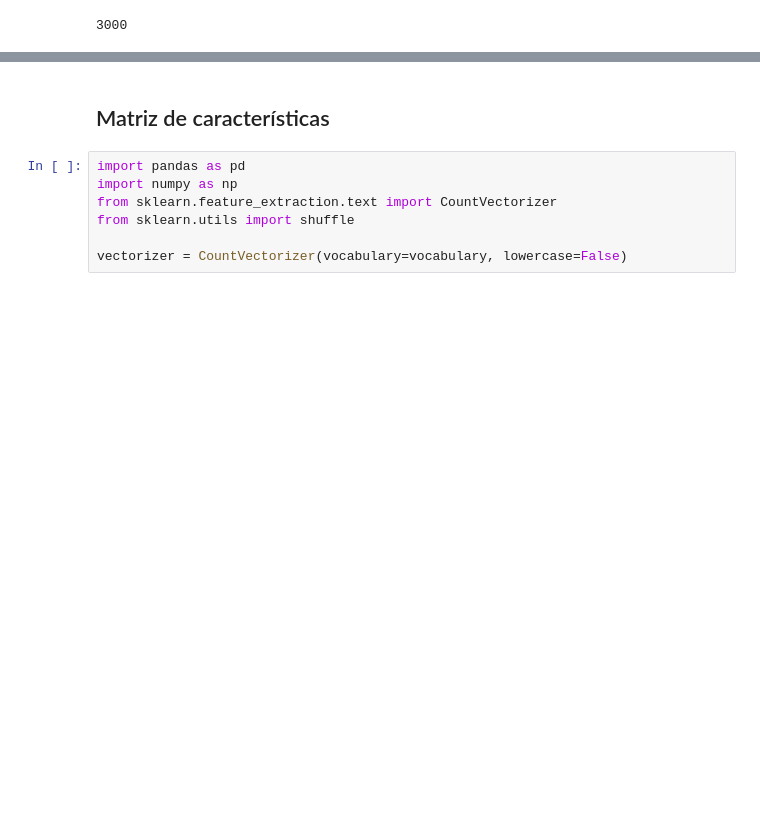
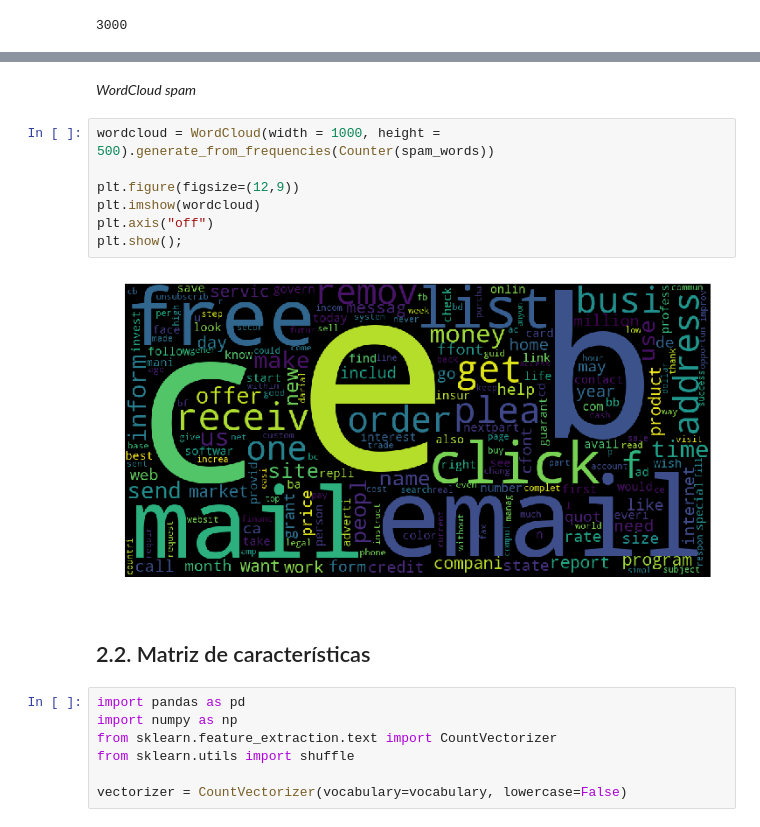
Before and after one commit to ann-2018-03/evaluacion-lfsalazarz, a Jupyter notebook: 03-spam-solucion.ipynb, the cells around one changed output, grey strips where cells are left out. Drawn from its saved outputs; the diff is of its cells as text; blank space fills up the shorter version.

```diff
--- a/03-spam-solucion.ipynb
+++ b/03-spam-solucion.ipynb
@@ -559,5 +629,16 @@ len(vocabulary)
+# %% [markdown]
+*WordCloud spam*
+# %%
+wordcloud = WordCloud(width = 1000, height = 500).generate_from_frequencies(Counter(spam_words))
+
+plt.figure(figsize=(12,9))
+plt.imshow(wordcloud)
+plt.axis("off")
+plt.show();
+# %% [output]
+[figure, added]
 # %% [markdown]
-## Matriz de características
+## 2.2. Matriz de características <a class="anchor" id="matriz"></a>
 # %%
 import pandas as pd
 import numpy as np
```
Also changed, not shown: parts of 76 cells of this notebook, 3 other files.
